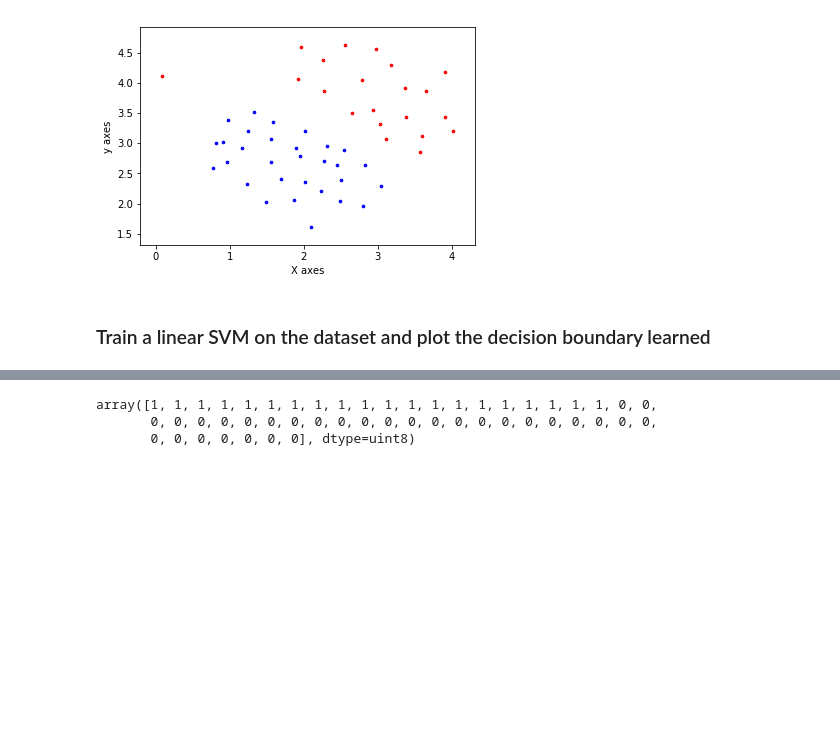
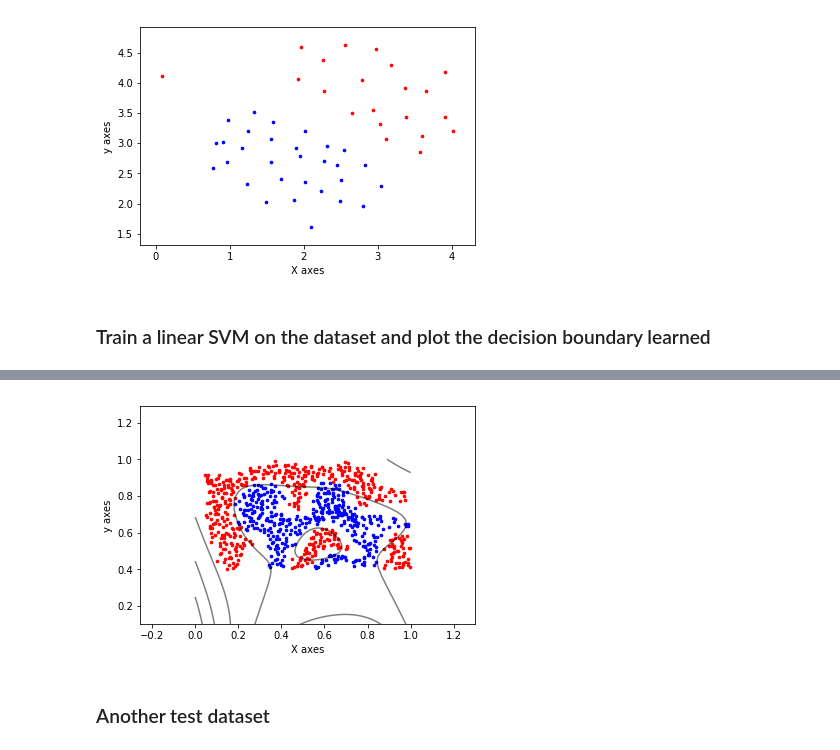
Before and after one commit to Pptr95/machine-learning-AndrewNg, a Jupyter notebook: assignment6/ex6/ex6.ipynb, the cells around one changed output, grey strips where cells are left out. Cells and saved outputs as stored; diff of their text form; code cells hidden in the pictures; blank space fills up the shorter version.

```diff
--- a/assignment6/ex6/ex6.ipynb
+++ b/assignment6/ex6/ex6.ipynb
@@ -32,11 +108,18 @@ plotDataClassification(X, y)
 # %%
-c = 1
-clf = svm.SVC(kernel='linear', C = c)
-clf.fit(X, y)
-y_w = clf.predict(X)
+#training
+
+#'rbf' represent Gaussian Kernel
+clf = svm.SVC(kernel='rbf', C=100000000)
+clf.fit(X, y.ravel())
+
+#make prediction
+y_pred = clf.predict([[0.4, 0.6]])
+
+
+#plot decision boundary
+plot_svc_decision_function(clf)
+plotDataClassification(X, y)
+# %% [output]
+[figure, added]
-# %%
-y_w
-# %% [output]
-array([1, 1, 1, 1, 1, 1, 1, 1, 1, 1, 1, 1, 1, 1, 1, 1, 1, 1, 1, 1, 0, 0,
-       0, 0, 0, 0, 0, 0, 0, 0, 0, 0, 0, 0, 0, 0, 0, 0, 0, 0, 0, 0, 0, 0,
-       0, 0, 0, 0, 0, 0, 0], dtype=uint8)
+# %% [markdown]
+### Another test dataset
```
Also changed, not shown: parts of 4 cells of this notebook.
